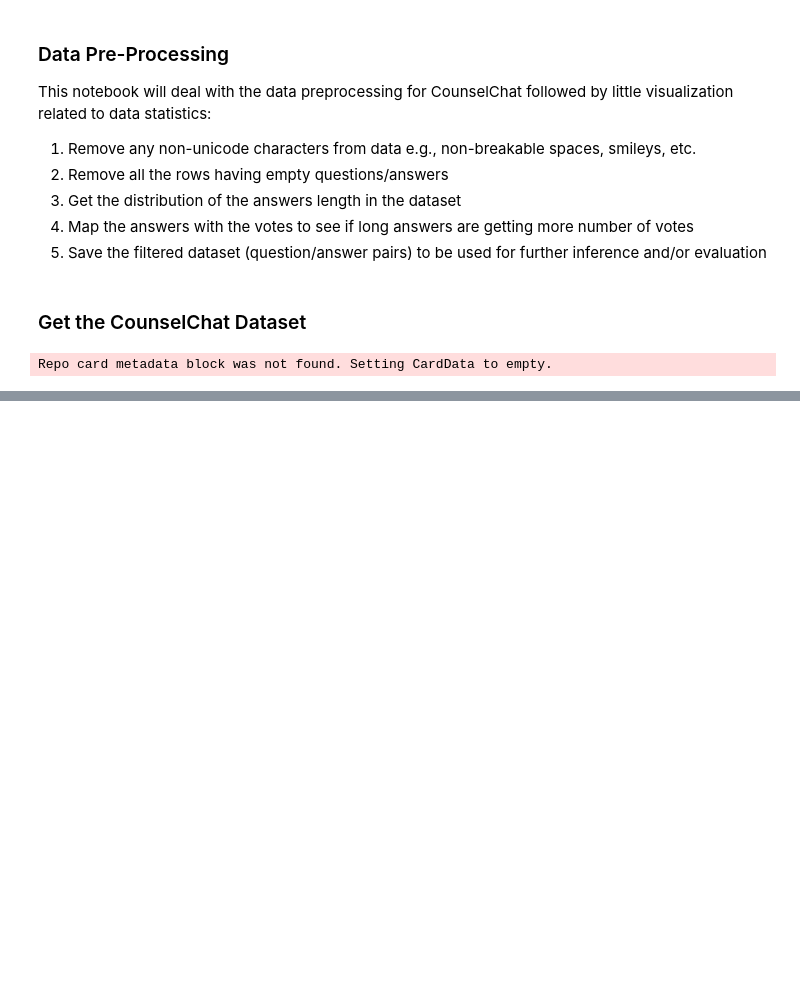
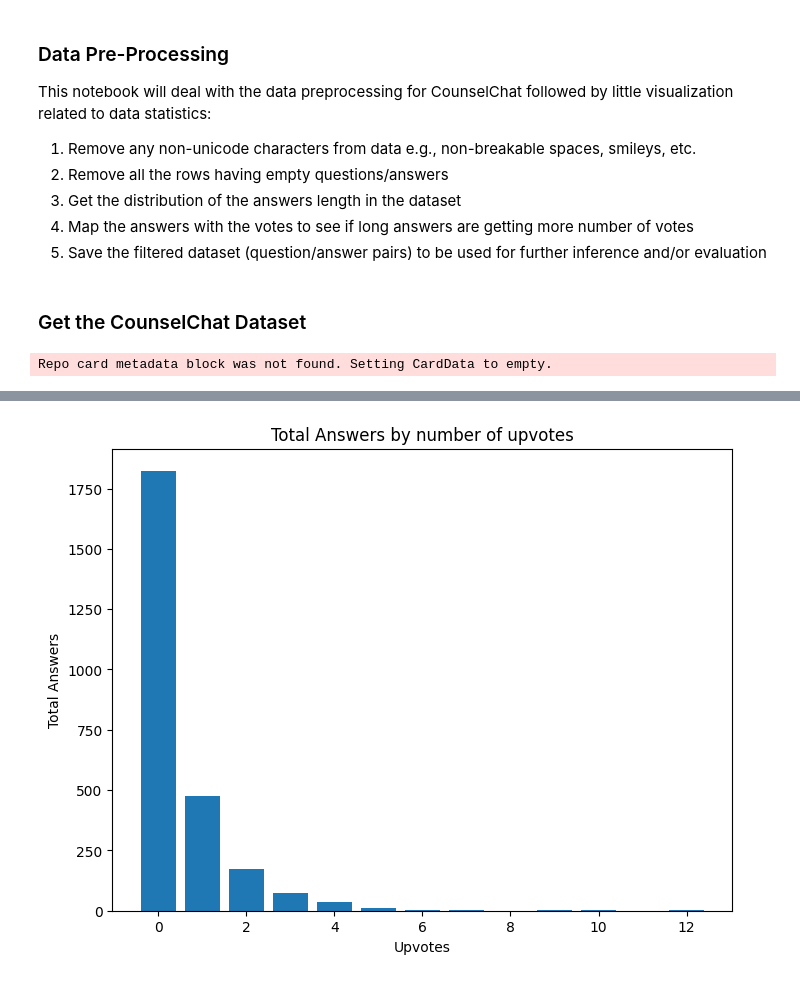
Before and after one commit to embedded-robotics/mental-health-agents, a Jupyter notebook: src/dpo/data_processing.ipynb, the cells around one changed output, grey strips where cells are left out. Drawn from its saved outputs; the diff is of its cells as text; code cells hidden in the pictures; blank space fills up the shorter version.

```diff
--- a/src/dpo/data_processing.ipynb
+++ b/src/dpo/data_processing.ipynb
@@ -33,0 +176,3 @@ dataset_df.head()
+# %%
+avg_length_by_upvotes = dataset_df[['upvotes', 'answer_length']].groupby('upvotes')['answer_length'].agg(['mean', 'count'])
+avg_length_by_upvotes
@@ -33,0 +193,9 @@ dataset_df.head()
+# %%
+plt.figure(figsize=(8,6))
+plt.bar(avg_length_by_upvotes.index.to_list(), avg_length_by_upvotes['count'].tolist())
+plt.xlabel('Upvotes')
+plt.ylabel('Total Answers')
+plt.title('Total Answers by number of upvotes')
+plt.show()
+# %% [output]
+[figure, added]
```
Also changed, not shown: parts of 27 cells of this notebook, 1 other file.
